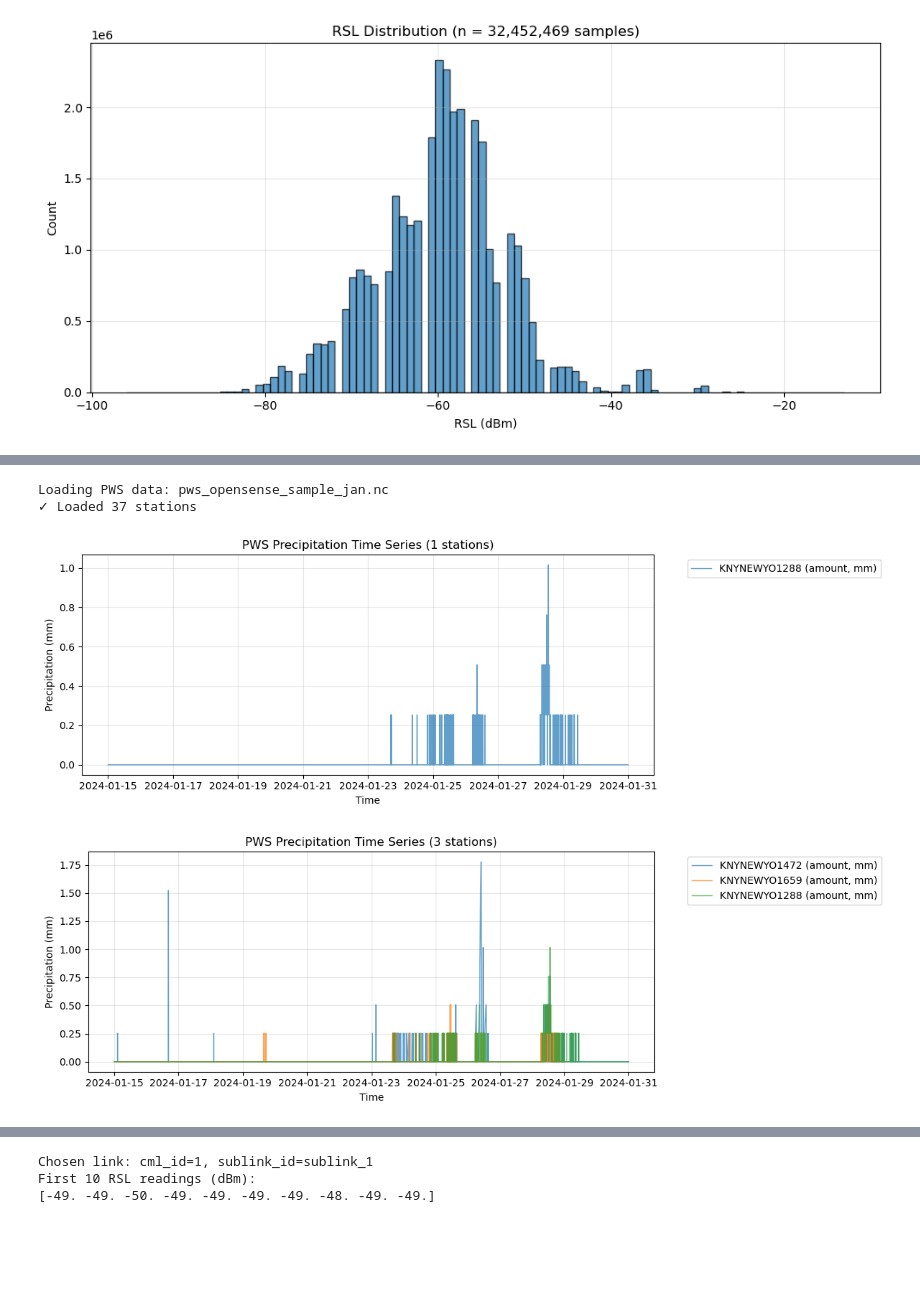
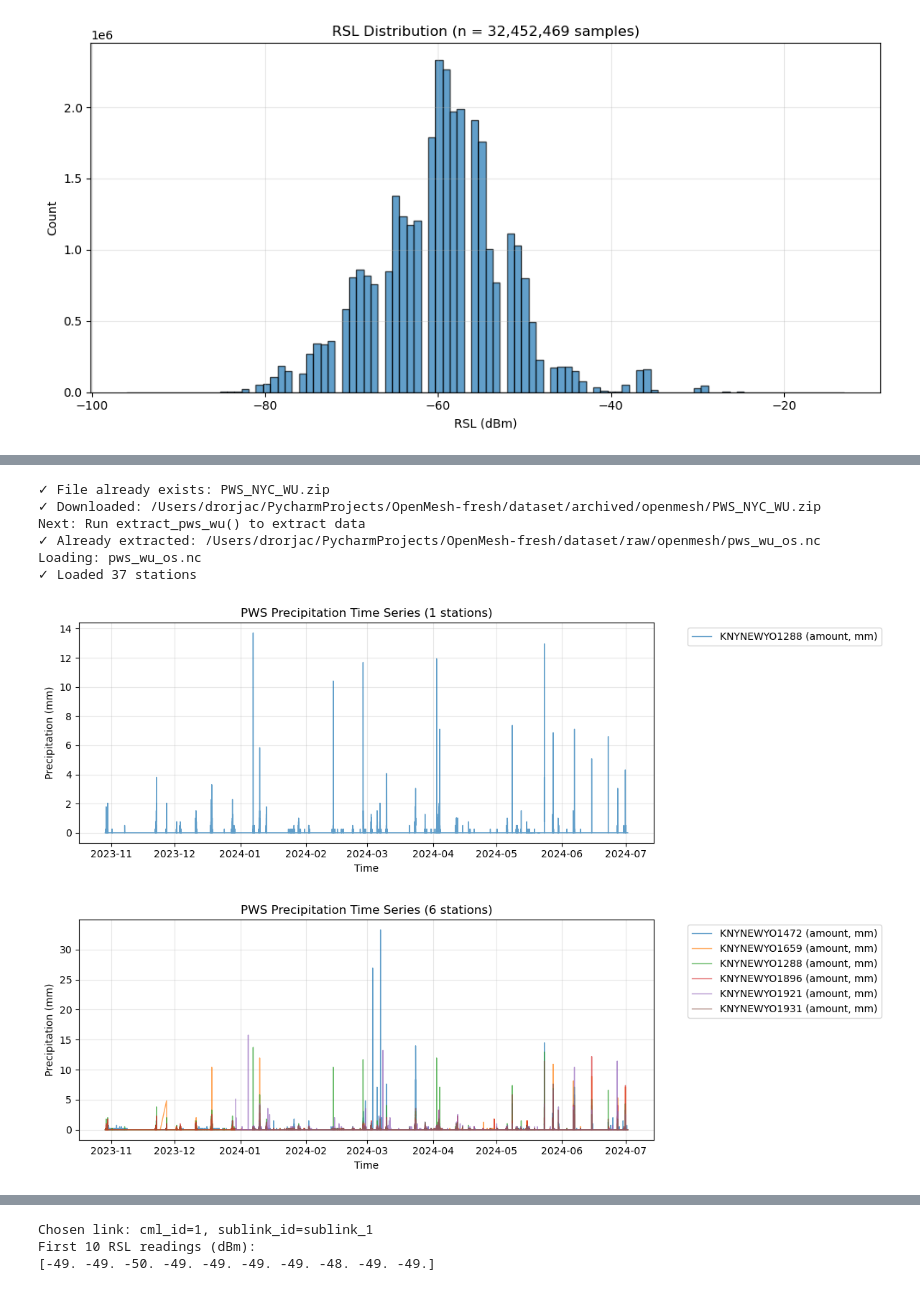
Before and after one commit to drorjac/OpenMesh, a Jupyter notebook: src/fetch_data/OpenMesh/download_and_read_openmesh.ipynb, the cells around one changed output, grey strips where cells are left out. Drawn from its saved outputs; the diff is of its cells as text; code cells hidden in the pictures; blank space fills up the shorter version.

Commit message:
Reorganize dataset structure and cleanup

```diff
--- a/src/fetch_data/OpenMesh/download_and_read_openmesh.ipynb
+++ b/src/fetch_data/OpenMesh/download_and_read_openmesh.ipynb
@@ -302,18 +330,36 @@ RSL range: -96.0 to -13.0 dBm
+# %%
+# =============================================================================
+# PWS Data Setup
+# =============================================================================
+
+download_data = True      # Set False to skip download
+use_sample =  False        # True = sample, False = full (requires download)
+
+# Download & Extract (full data only)
+if download_data and not use_sample:
+    download_pws_wu()
+    extract_pws_wu()
+
+# Load
+pws_data = load_pws(sample=use_sample)
+# %% [output]
+✓ File already exists: PWS_NYC_WU.zip
+✓ Downloaded: /Users/drorjac/PycharmProjects/OpenMesh-fresh/dataset/archived/openmesh/PWS_NYC_WU.zip
+Next: Run extract_pws_wu() to extract data
+✓ Already extracted: /Users/drorjac/PycharmProjects/OpenMesh-fresh/dataset/raw/openmesh/pws_wu_os.nc
+Loading: pws_wu_os.nc
+✓ Loaded 37 stations
 # %%
 
-# Load data
-pws_data = load_pws(sample=True)
 
-# Plot specific stations
+# # Plot specific stations
 plot_pws_precipitation(pws_data, station_ids=['KNYNEWYO1288'])
 
-# Or plot first 3 stations
-plot_pws_precipitation(pws_data, max_stations=3)
+# # # Or plot first 3 stations
+plot_pws_precipitation(pws_data, max_stations=6)
 # %% [output]
-Loading PWS data: pws_opensense_sample_jan.nc
-✓ Loaded 37 stations
-[figure, old version]
+[figure, new version]
-[figure, old version]
+[figure, new version]
 # %%
 # Get basic info about first station
 first_station_id = list(pws_data.keys())[0]
```
Also changed, not shown: parts of 11 cells of this notebook, 36 other files.
